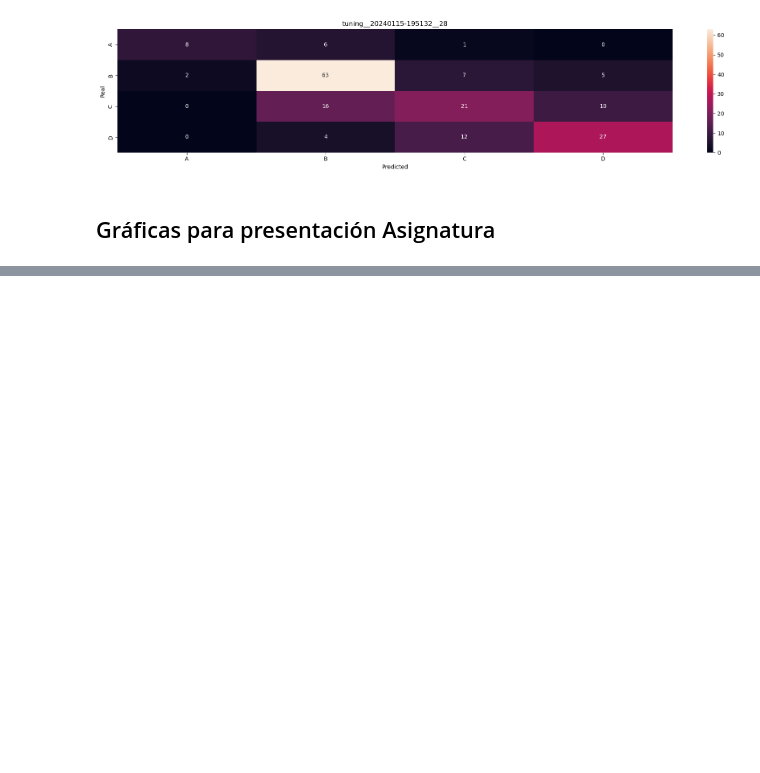
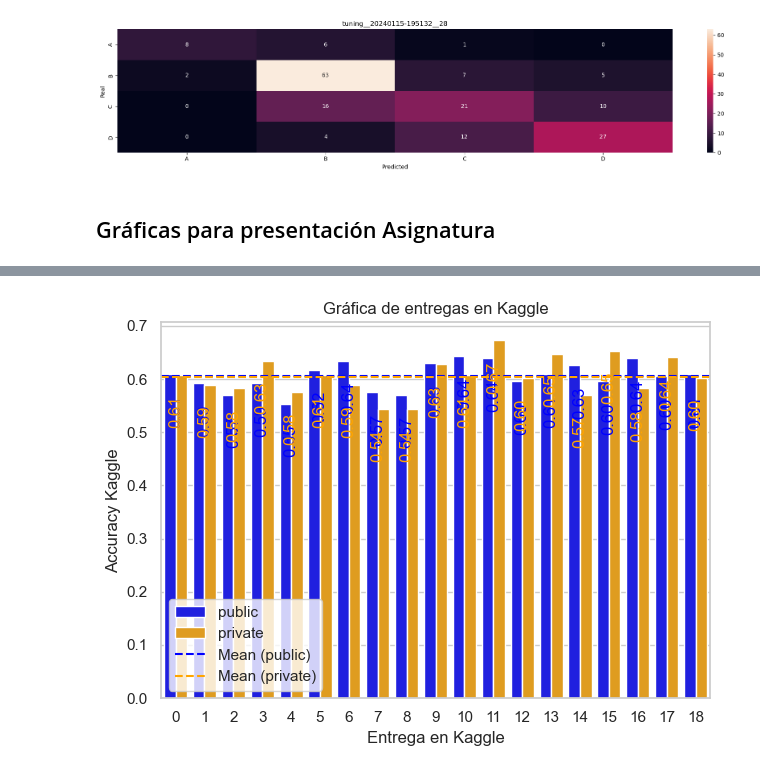
Before and after one commit to DomingoLopez/ClubFansIris, a Jupyter notebook: KNN/knn.ipynb, the cells around one changed output, grey strips where cells are left out. Drawn from its saved outputs; the diff is of its cells as text; code cells hidden in the pictures; blank space fills up the shorter version.

Commit message:
más gráficos

```diff
--- a/KNN/knn.ipynb
+++ b/KNN/knn.ipynb
@@ -1604,0 +1616,26 @@ plt.legend(loc='lower left')
+# %%
+# Barplot combinado
+sns.barplot(x='X', y='Value', hue='Category', data=combined_data, palette=['blue', 'orange'])
+
+# Calcula y agrega las líneas horizontales para las medias
+mean_public = np.mean(kaggle['public'])
+mean_private = np.mean(kaggle['private'])
+plt.axhline(y=mean_public, color='blue', linestyle='--', label='Mean (public)')
+plt.axhline(y=mean_private, color='orange', linestyle='--', label='Mean (private)')
+
+# Añade los valores de los puntos en el centro de las barras
+for category, color in zip(['public', 'private'], ['blue', 'orange']):
+    for x, y in zip(bar_positions, kaggle[category]):
+        plt.text(x, y - 0.07, f'{y:.2f}', ha='center', va='center', rotation=90, color=color)
+
+# Configura los ejes y la leyenda
+plt.xlabel('Entrega en Kaggle')
+plt.ylabel('Accuracy Kaggle')
+plt.title('Gráfica de entregas en Kaggle')
+plt.legend()
+
+# Muestra el gráfico
+plt.tight_layout()
+plt.show()
+# %% [output]
+[figure, added]
```
Also changed, not shown: parts of 2 cells of this notebook, 1 other file.
